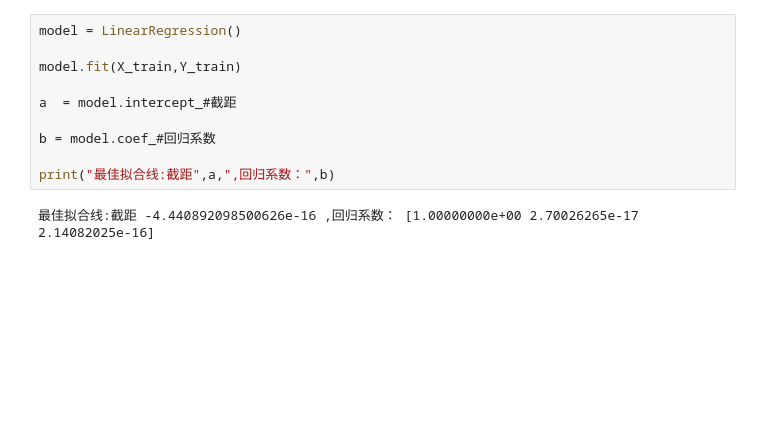
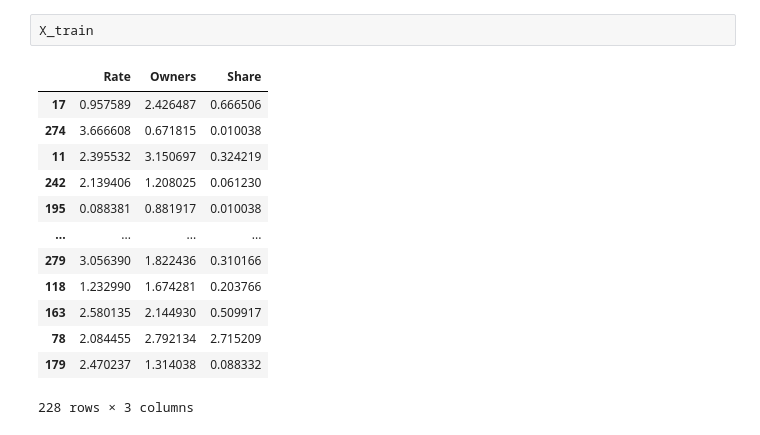
Before and after one commit to leoztl/Steam-dataset, a Jupyter notebook: ML/LR.ipynb, the cells around one changed output. Cells and saved outputs as stored; diff of their text form; blank space fills up the shorter version.

```diff
--- a/ML/LR.ipynb
+++ b/ML/LR.ipynb
@@ -70,12 +74,16 @@ print("原始数据标签:",data.Score.shape,
-# %%
-model = LinearRegression()
-
-model.fit(X_train,Y_train)
-
-a  = model.intercept_#截距
-
-b = model.coef_#回归系数
-
-print("最佳拟合线:截距",a,",回归系数：",b)
-# %% [output]
-最佳拟合线:截距 -4.440892098500626e-16 ,回归系数： [1.00000000e+00 2.70026265e-17 2.14082025e-16]
+# %%
+X_train
+# %% [output]
+|  | Rate | Owners | Share |
+| 17 | 0.957589 | 2.426487 | 0.666506 |
+| 274 | 3.666608 | 0.671815 | 0.010038 |
+| 11 | 2.395532 | 3.150697 | 0.324219 |
+| 242 | 2.139406 | 1.208025 | 0.061230 |
+| 195 | 0.088381 | 0.881917 | 0.010038 |
+| ... | ... | ... | ... |
+| 279 | 3.056390 | 1.822436 | 0.310166 |
+| 118 | 1.232990 | 1.674281 | 0.203766 |
+| 163 | 2.580135 | 2.144930 | 0.509917 |
+| 78 | 2.084455 | 2.792134 | 2.715209 |
+| 179 | 2.470237 | 1.314038 | 0.088332 |
+228 rows × 3 columns
```
Also changed, not shown: parts of 14 cells of this notebook, 1 other file.
